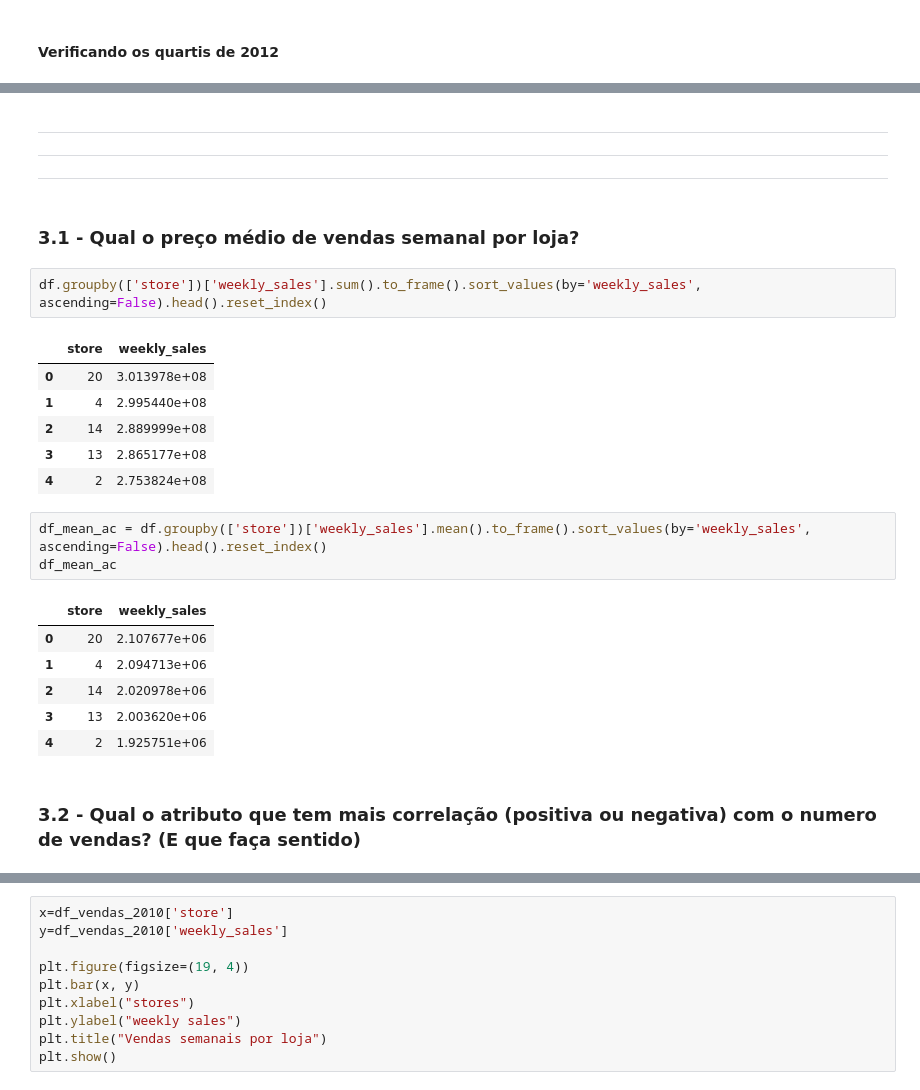
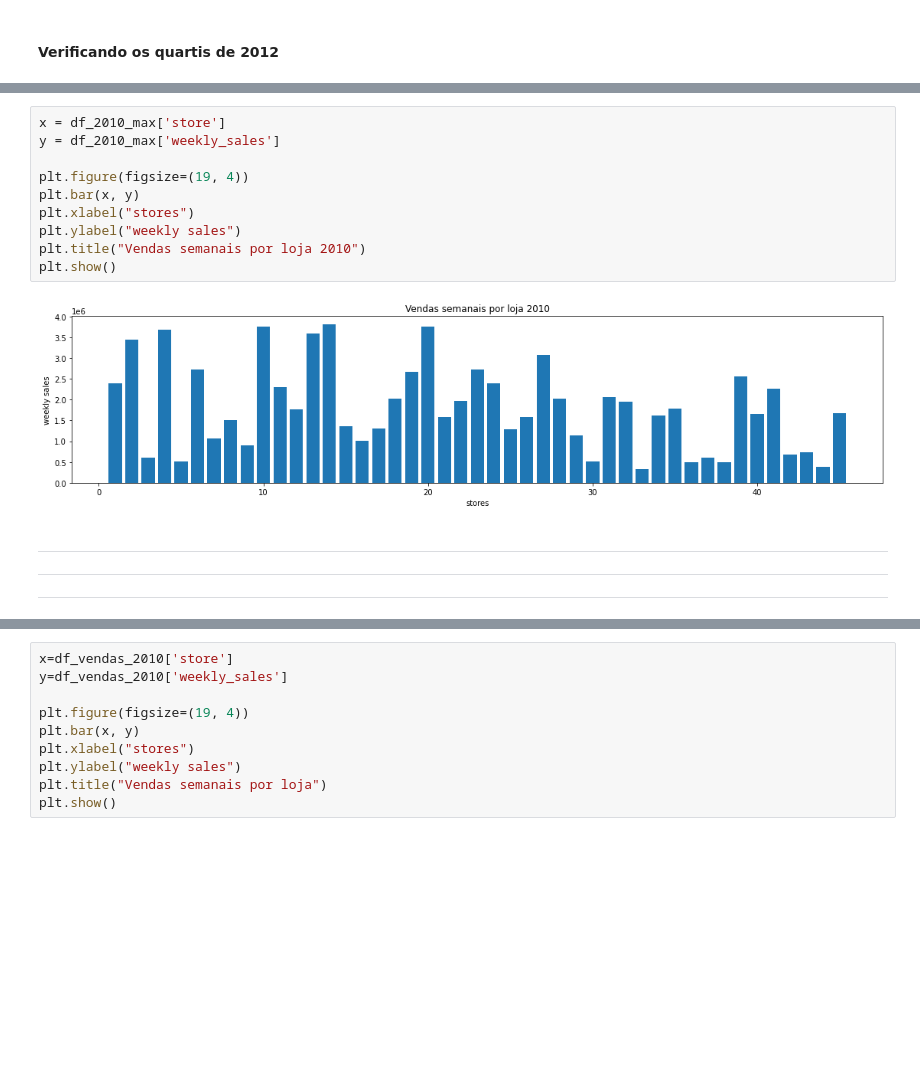
Before and after one commit to michellssGUi/dataScience, a Jupyter notebook: Wallmart_Melhor_Loja_2.ipynb, the cells around one changed output, grey strips where cells are left out. Saved outputs shown, nothing was run; the diff lists cells and outputs as text; blank space fills up the shorter version.

```diff
--- a/Wallmart_Melhor_Loja_2.ipynb
+++ b/Wallmart_Melhor_Loja_2.ipynb
@@ -361,27 +498,16 @@ df_2012.describe()
+# %%
+x = df_2010_max['store']
+y = df_2010_max['weekly_sales']
+
+plt.figure(figsize=(19, 4))
+plt.bar(x, y)
+plt.xlabel("stores")
+plt.ylabel("weekly sales")
+plt.title("Vendas semanais por loja 2010")
+plt.show()
+# %% [output]
+[figure, added]
 # %% [markdown]
 ---
 ---
 ---
-# %% [markdown]
-### 3.1 - Qual o preço médio de vendas semanal por loja?
-# %%
-df.groupby(['store'])['weekly_sales'].sum().to_frame().sort_values(by='weekly_sales', ascending=False).head().reset_index()
-# %% [output]
-|  | store | weekly_sales |
-| 0 | 20 | 3.013978e+08 |
-| 1 | 4 | 2.995440e+08 |
-| 2 | 14 | 2.889999e+08 |
-| 3 | 13 | 2.865177e+08 |
-| 4 | 2 | 2.753824e+08 |
-# %%
-df_mean_ac = df.groupby(['store'])['weekly_sales'].mean().to_frame().sort_values(by='weekly_sales', ascending=False).head().reset_index()
-df_mean_ac
-# %% [output]
-|  | store | weekly_sales |
-| 0 | 20 | 2.107677e+06 |
-| 1 | 4 | 2.094713e+06 |
-| 2 | 14 | 2.020978e+06 |
-| 3 | 13 | 2.003620e+06 |
-| 4 | 2 | 1.925751e+06 |
-# %% [markdown]
-### 3.2 - Qual o atributo que tem mais correlação (positiva ou negativa) com o numero de vendas? (E que faça sentido)
```
Also changed, not shown: parts of 65 cells of this notebook.
